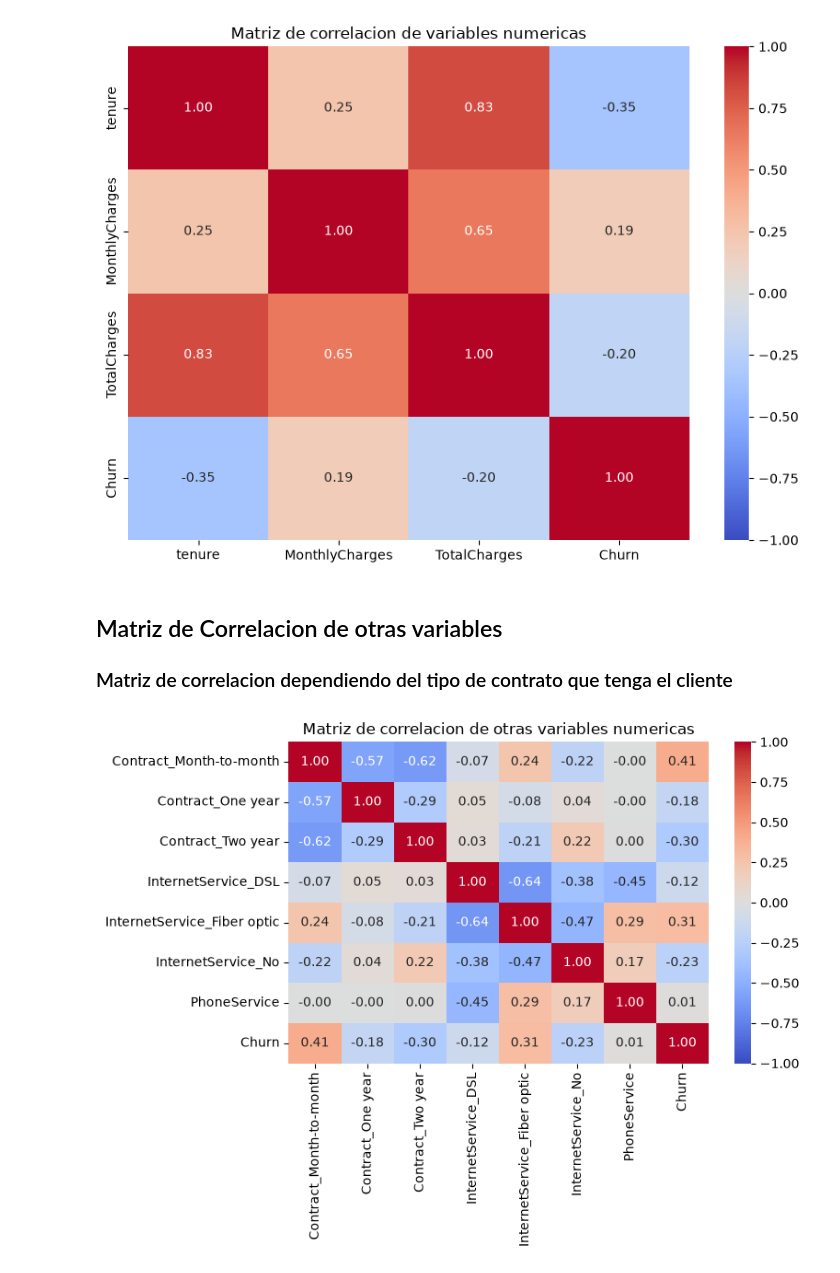
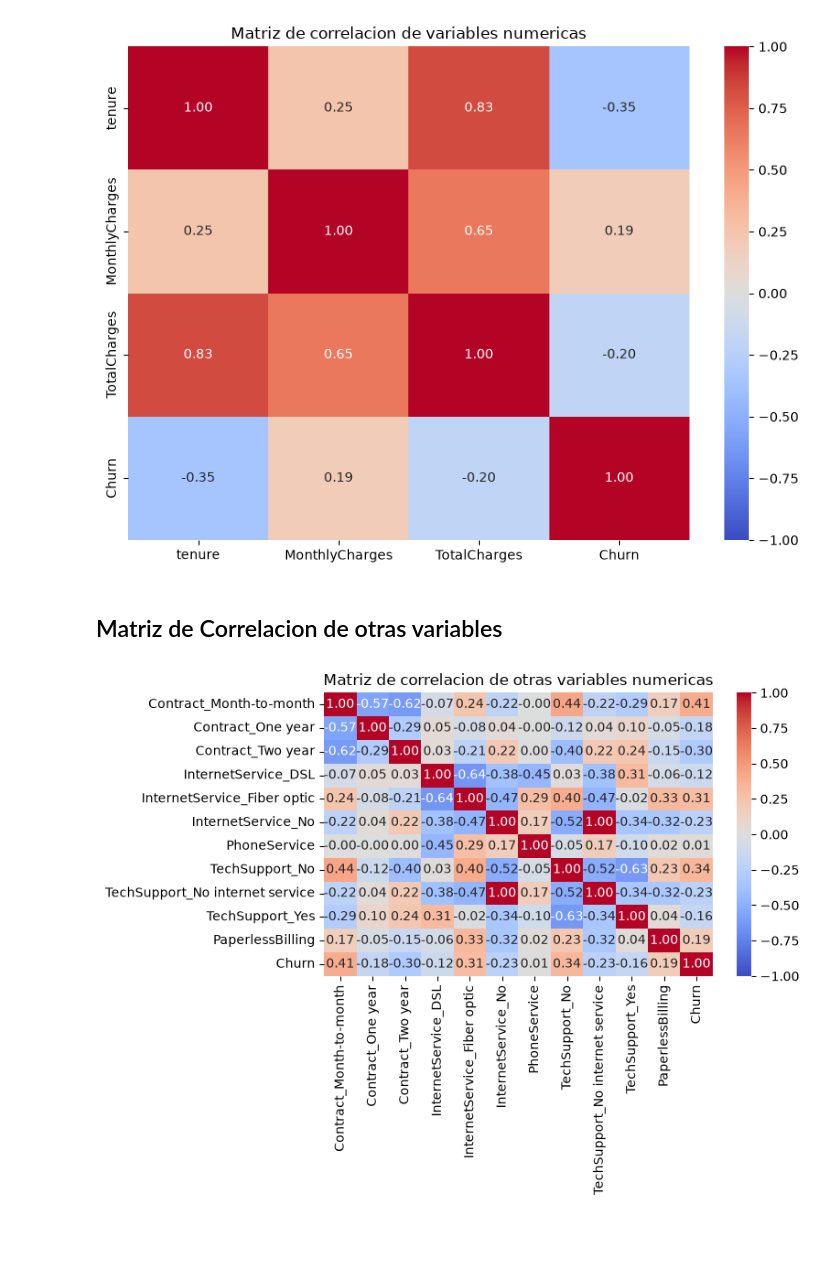
Before and after one commit to daniel-git130/CEIABD_26_27, a Jupyter notebook: MIS_TRABAJOS/Proyecto-1-Trimestre-DanielNietoBouza/Proyecto_DanielNietoBouza.ipynb, the cells around one changed output. Saved outputs shown, nothing was run; the diff lists cells and outputs as text; code cells hidden in the pictures; blank space fills up the shorter version.

```diff
--- a/MIS_TRABAJOS/Proyecto-1-Trimestre-DanielNietoBouza/Proyecto_DanielNietoBouza.ipynb
+++ b/MIS_TRABAJOS/Proyecto-1-Trimestre-DanielNietoBouza/Proyecto_DanielNietoBouza.ipynb
@@ -108,7 +108,7 @@ clientes_copia["Churn"] = clientes_copia["Churn"].map(
 # %% [markdown]
 ### Codificacion con One-Hot Encoding
 # %%
-variables_categoricas = ["MultipleLines", "InternetService", "OnlineSecurity", "OnlineSecurity", "DeviceProtection", "TechSupport", "StreamingTV", "StreamingMovies", "Contract", "PaymentMethod"]
+variables_categoricas = ["MultipleLines", "InternetService", "OnlineSecurity", "OnlineBackup", "DeviceProtection", "TechSupport", "StreamingTV", "StreamingMovies", "Contract", "PaymentMethod"]
 
 clientes_copia = pd.get_dummies(
     clientes_copia,
@@ -701,15 +703,13 @@ plt.show()
 [figure]
 # %% [markdown]
 ## Matriz de Correlacion de otras variables
-
-### Matriz de correlacion dependiendo del tipo de contrato que tenga el cliente
 # %%
-columnas_corr = [c for c in ["Contract_Month-to-month", "Contract_One year", "Contract_Two year", "InternetService_DSL", "InternetService_Fiber optic", "InternetService_No", "PhoneService", "Churn"] if c in clientes_copia.columns]
+columnas_corr = [c for c in ["Contract_Month-to-month", "Contract_One year", "Contract_Two year", "InternetService_DSL", "InternetService_Fiber optic", "InternetService_No", "PhoneService", 'TechSupport_No', 'TechSupport_No internet service', 'TechSupport_Yes', "PaperlessBilling", "Churn"] if c in clientes_copia.columns]
 corr = clientes_copia[columnas_corr].astype(float).corr()
 
 plt.figure(figsize=(8, 6))
 sns.heatmap(corr, annot=True, cmap="coolwarm", center=0, vmin=-1, vmax=1, fmt=".2f")
 plt.title("Matriz de correlacion de otras variables numericas")
 plt.tight_layout()
 # %% [output]
-[figure, old version]
+[figure, new version]
```
Also changed, not shown: parts of 2 cells of this notebook.
